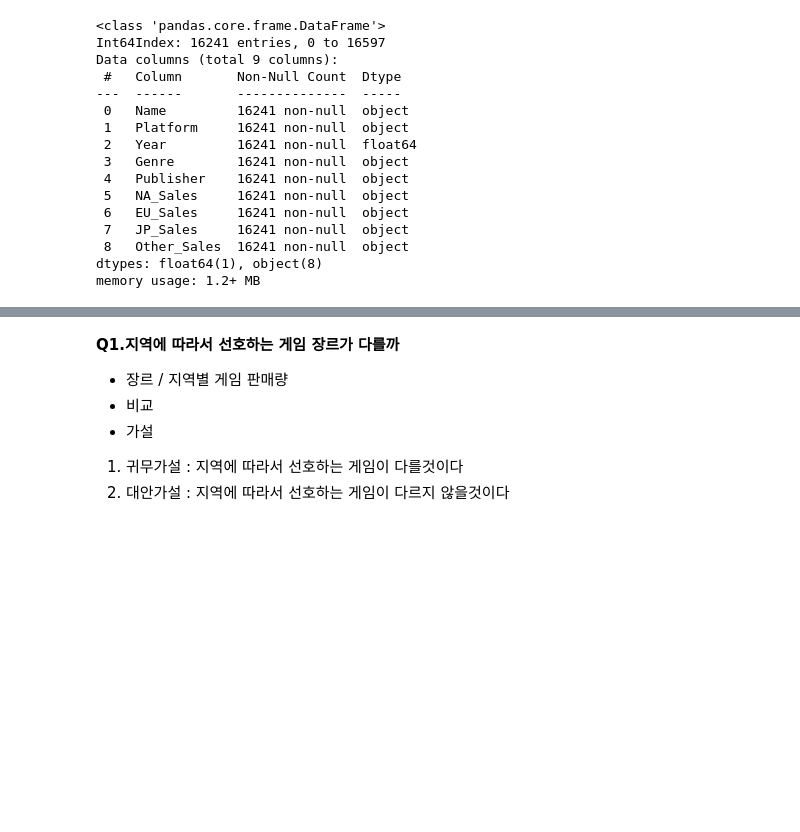
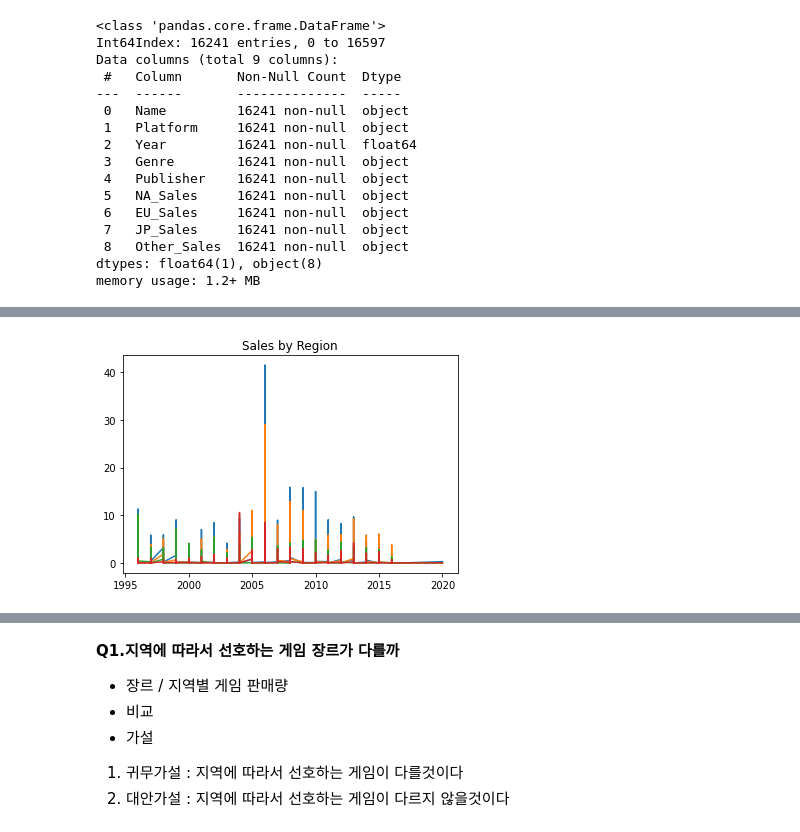
Before and after one commit to ixxxxuxo/project_01, a Jupyter notebook: AI_01_박상효_Section1.ipynb, the cells around one changed output, grey strips where cells are left out. Drawn from its saved outputs; the diff is of its cells as text; code cells hidden in the pictures; blank space fills up the shorter version.

```diff
--- a/AI_01_박상효_Section1.ipynb
+++ b/AI_01_박상효_Section1.ipynb
@@ -63 +78,6 @@ memory usage: 1.2+ MB
+# %%
+df['NA_Sales'] = df['NA_Sales'].map(filter_str)
+df['EU_Sales'] = df['EU_Sales'].map(filter_str)
+df['JP_Sales'] = df['JP_Sales'].map(filter_str)
+df['Other_Sales'] = df['Other_Sales'].map(filter_str)
 # %%
@@ -87,16 +95,0 @@ print('기타판매량',df['Other_Sales'].unique(),'\n')
-# %%
-import operator
-#판매량에서 M은 지우고, K는 0.001을 곱하기
-#문자열 지우고 변환해야함
-df['K_NA_Sales'] = df['NA_Sales'].str.contains('K',regex = False)
-df['K_NA_Sales']
-
-# df['NA_Sales'] = df['NA_Sales'].apply(pd.to_numeric,errors='coerce')
-# df['EU_Sales'] = df['EU_Sales'].apply(pd.to_numeric,errors='coerce')
-# df['JP_Sales'] = df['JP_Sales'].apply(pd.to_numeric,errors='coerce')
-# df['Other_Sales'] = df['Other_Sales'].apply(pd.to_numeric,errors='coerce')
-
-# print(df['NA_Sales'].dtype)
-# print(df['EU_Sales'].dtype)
-# print(df['JP_Sales'].dtype)
-# print(df['Other_Sales'].dtype)
@@ -140,4 +96,7 @@ print('기타판매량',df['Other_Sales'].unique(),'\n')
 # %%
-total_sales = pd.DataFrame(data=df,columns=['NA_Sales','EU_Sales','JP_Sales','Other_Sales'])
-total_sales
+total_sales = pd.DataFrame(data=df,columns=['NA_Sales','EU_Sales','JP_Sales','Other_Sales','Year'])
+# print(total_sales['Year'])
+total_sales = total_sales.sort_values(by=['Year'],ascending=True)
+# unique = total_sales['Year'].value_counts()
+total_sales['Year']
 # %% [output]
@@ -162,0 +115,4 @@ drop_df = df.dropna('')
+# %%
+new_year = total_sales['Year'] > 1995.0
+year_sort = df[new_year].sort_values(by=['Year'],ascending=True)
+year_sort
@@ -163,2 +133,11 @@ drop_df = df.dropna('')
+# %%
+plt.plot(year_sort['Year'],year_sort['NA_Sales']);
+plt.plot(year_sort['Year'],year_sort['EU_Sales']);
+plt.plot(year_sort['Year'],year_sort['JP_Sales']);
+plt.plot(year_sort['Year'],year_sort['Other_Sales']);
+plt.title('Sales by Region')
+plt.show();
+# %% [output]
+[figure, added]
 # %%
 df.head()
```
Also changed, not shown: parts of 13 cells of this notebook.
